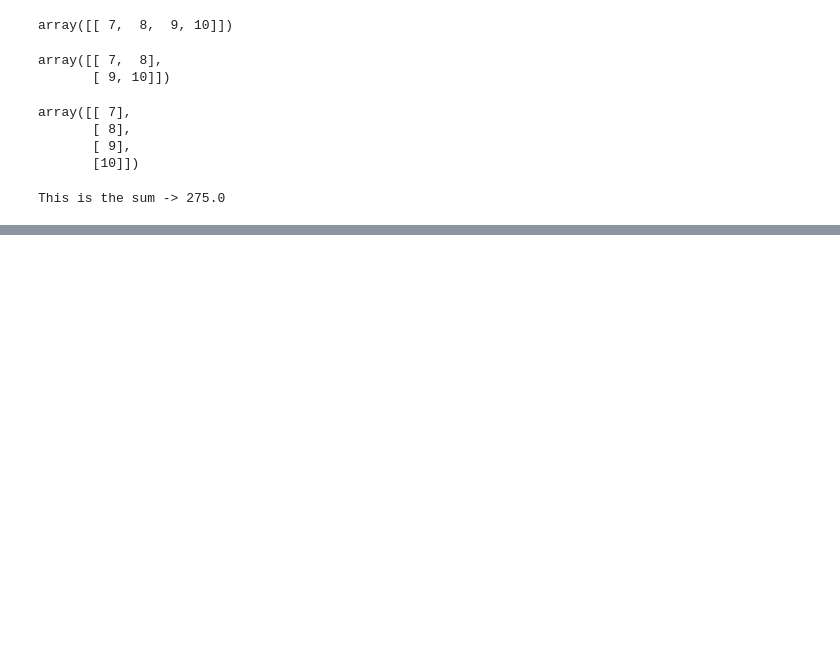
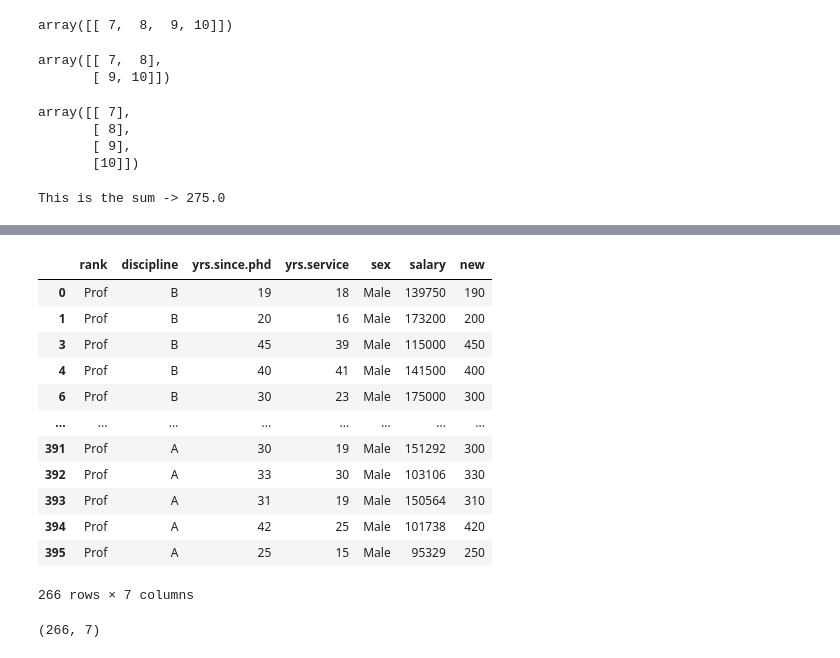
Before and after one commit to Roottoaccess/Semister2_ALL_important_concepts, a Jupyter notebook: AI and ML/data_ingestion.ipynb, the cells around one changed output, grey strips where cells are left out. Drawn from its saved outputs; the diff is of its cells as text; code cells hidden in the pictures; blank space fills up the shorter version.

```diff
--- a/AI and ML/data_ingestion.ipynb
+++ b/AI and ML/data_ingestion.ipynb
@@ -499,0 +501,2 @@ This is the sum -> 275.0
+# %%
+df = pd.read_csv("Salaries.csv")
@@ -499,0 +512,2 @@ This is the sum -> 275.0
+# %%
+df['new'] = df['yrs.since.phd']*10 # Creating a new column using the existing column data..... (Adding a new column)
@@ -499,0 +557,22 @@ This is the sum -> 275.0
+# %%
+df1 = df[(df['rank'] == "Prof") & (df['yrs.since.phd'] > 10)] # All the datas having the rank of professor from the dataset , adding multiple condition to filter from the dataset
+# %%
+df1
+# %% [output]
+|  | rank | discipline | yrs.since.phd | yrs.service | sex | salary | new |
+| 0 | Prof | B | 19 | 18 | Male | 139750 | 190 |
+| 1 | Prof | B | 20 | 16 | Male | 173200 | 200 |
+| 3 | Prof | B | 45 | 39 | Male | 115000 | 450 |
+| 4 | Prof | B | 40 | 41 | Male | 141500 | 400 |
+| 6 | Prof | B | 30 | 23 | Male | 175000 | 300 |
+| ... | ... | ... | ... | ... | ... | ... | ... |
+| 391 | Prof | A | 30 | 19 | Male | 151292 | 300 |
+| 392 | Prof | A | 33 | 30 | Male | 103106 | 330 |
+| 393 | Prof | A | 31 | 19 | Male | 150564 | 310 |
+| 394 | Prof | A | 42 | 25 | Male | 101738 | 420 |
+| 395 | Prof | A | 25 | 15 | Male | 95329 | 250 |
+266 rows × 7 columns
+# %%
+df1.shape
+# %% [output]
+(266, 7)
```
Also changed, not shown: parts of 27 cells of this notebook, 9 other files.
